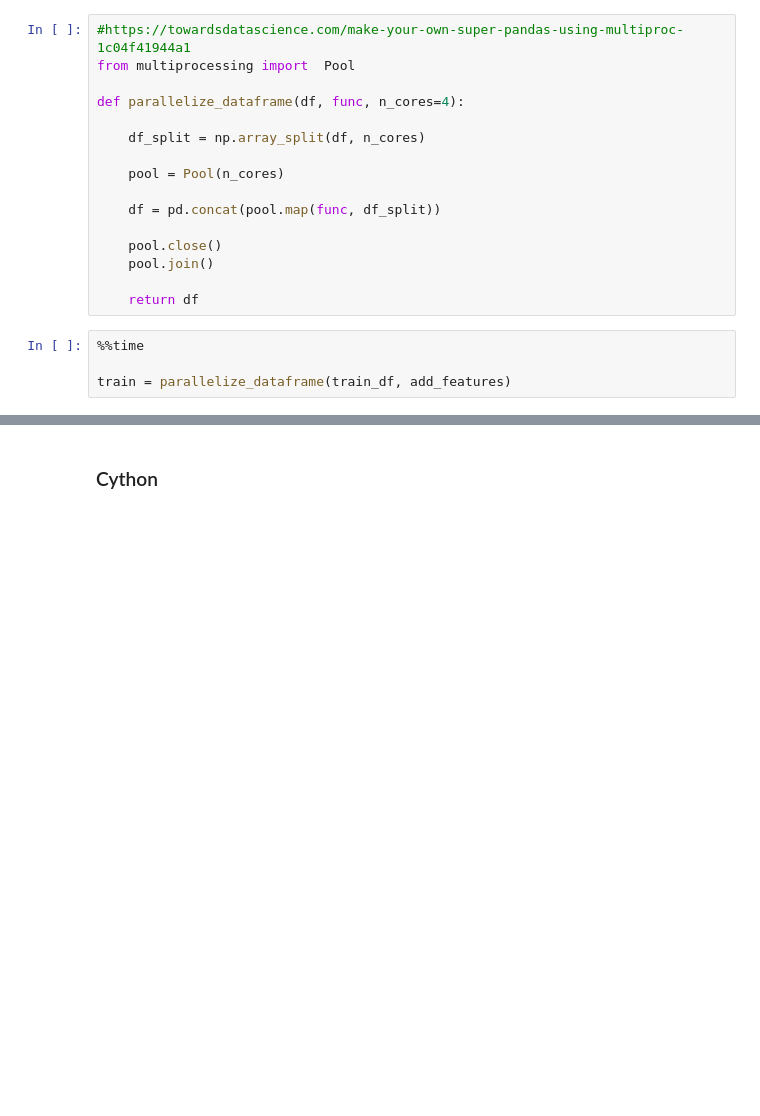
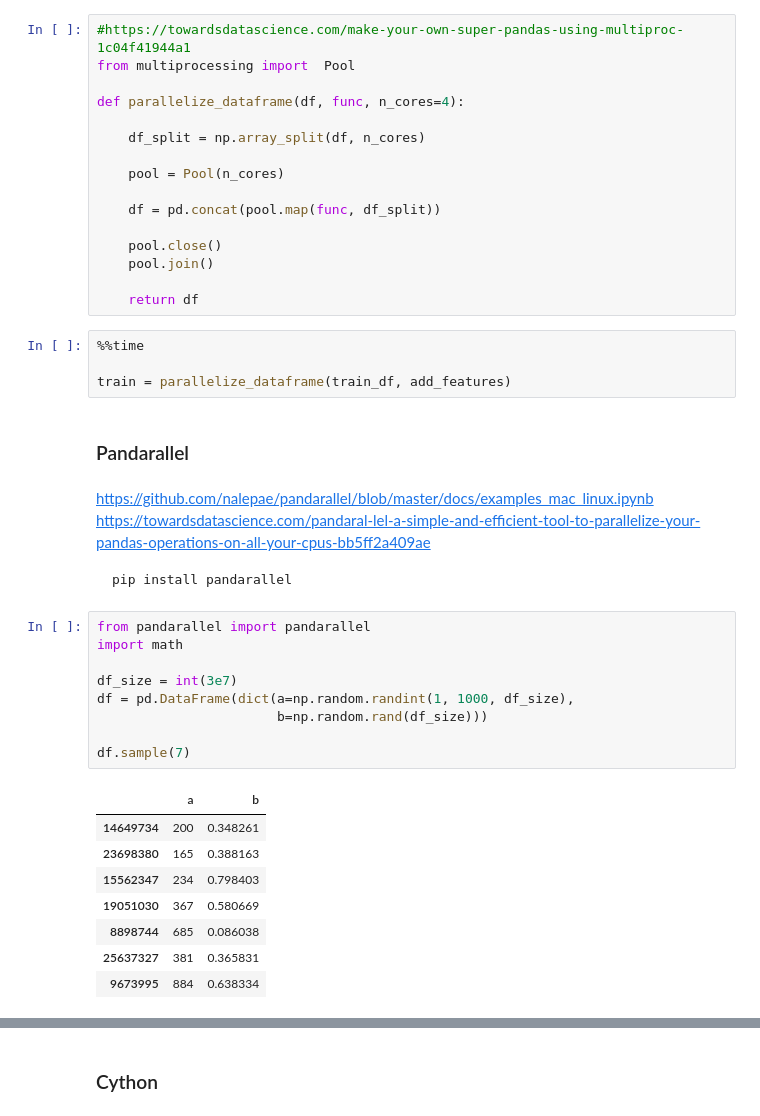
Before and after one commit to leandroohf/ds_pragmatic_programming, a Jupyter notebook: ds_pragmatic_programming_python.ipynb, the cells around one changed output, grey strips where cells are left out. Drawn from its saved outputs; the diff is of its cells as text; blank space fills up the shorter version.

````diff
--- a/ds_pragmatic_programming_python.ipynb
+++ b/ds_pragmatic_programming_python.ipynb
@@ -2833,3 +2833,30 @@ def parallelize_dataframe(df, func, n_cores=4):
 %%time
 
 train = parallelize_dataframe(train_df, add_features)
+# %% [markdown]
+### Pandarallel
+# %% [markdown]
+https://github.com/nalepae/pandarallel/blob/master/docs/examples_mac_linux.ipynb
+https://towardsdatascience.com/pandaral-lel-a-simple-and-efficient-tool-to-parallelize-your-pandas-operations-on-all-your-cpus-bb5ff2a409ae
+
+```sh
+pip install pandarallel
+```
+# %%
+from pandarallel import pandarallel
+import math
+
+df_size = int(3e7)
+df = pd.DataFrame(dict(a=np.random.randint(1, 1000, df_size),
+                       b=np.random.rand(df_size)))
+
+df.sample(7)
+# %% [output]
+|  | a | b |
+| 14649734 | 200 | 0.348261 |
+| 23698380 | 165 | 0.388163 |
+| 15562347 | 234 | 0.798403 |
+| 19051030 | 367 | 0.580669 |
+| 8898744 | 685 | 0.086038 |
+| 25637327 | 381 | 0.365831 |
+| 9673995 | 884 | 0.638334 |
````
Also changed, not shown: parts of 5 cells of this notebook, 1 other file.
